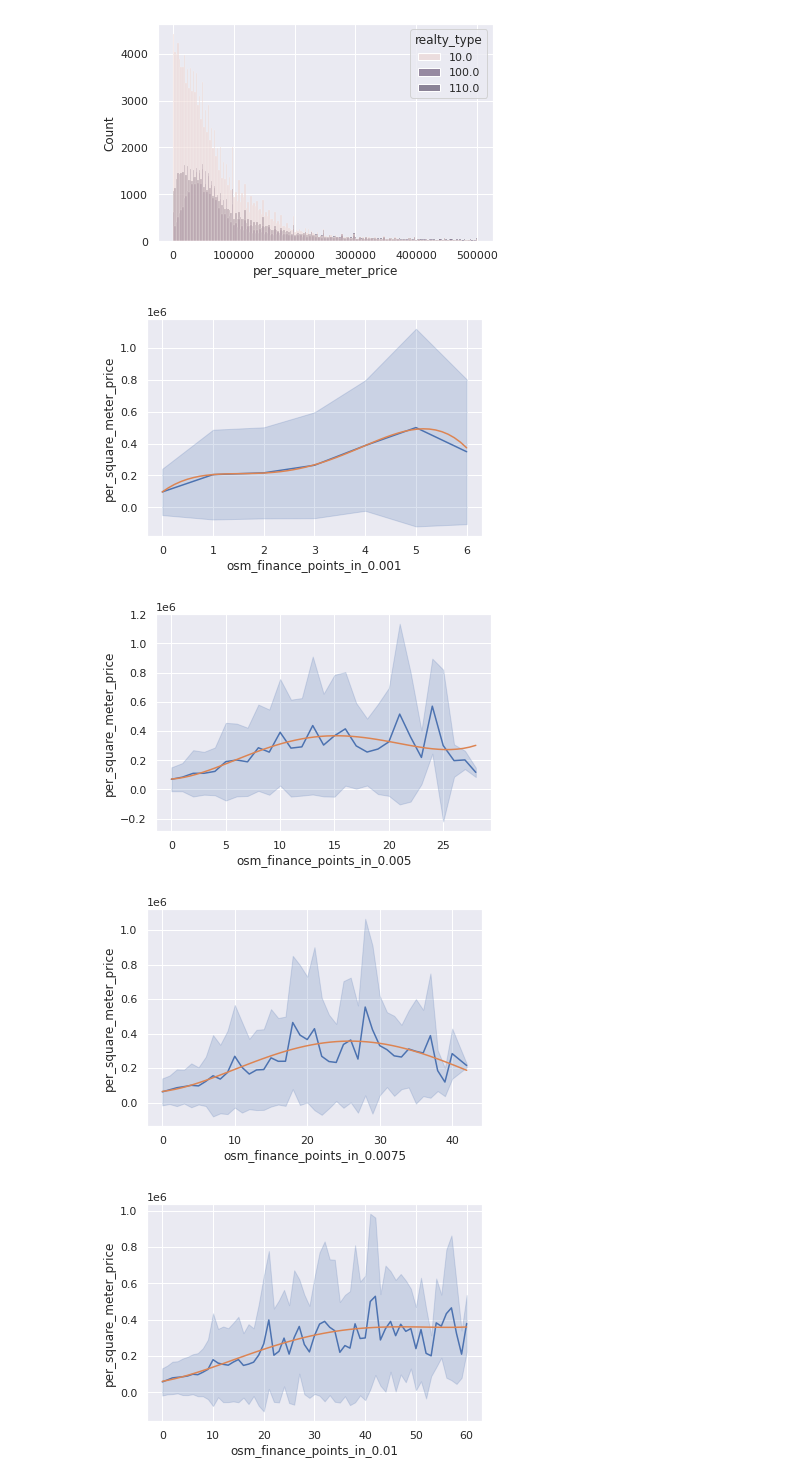
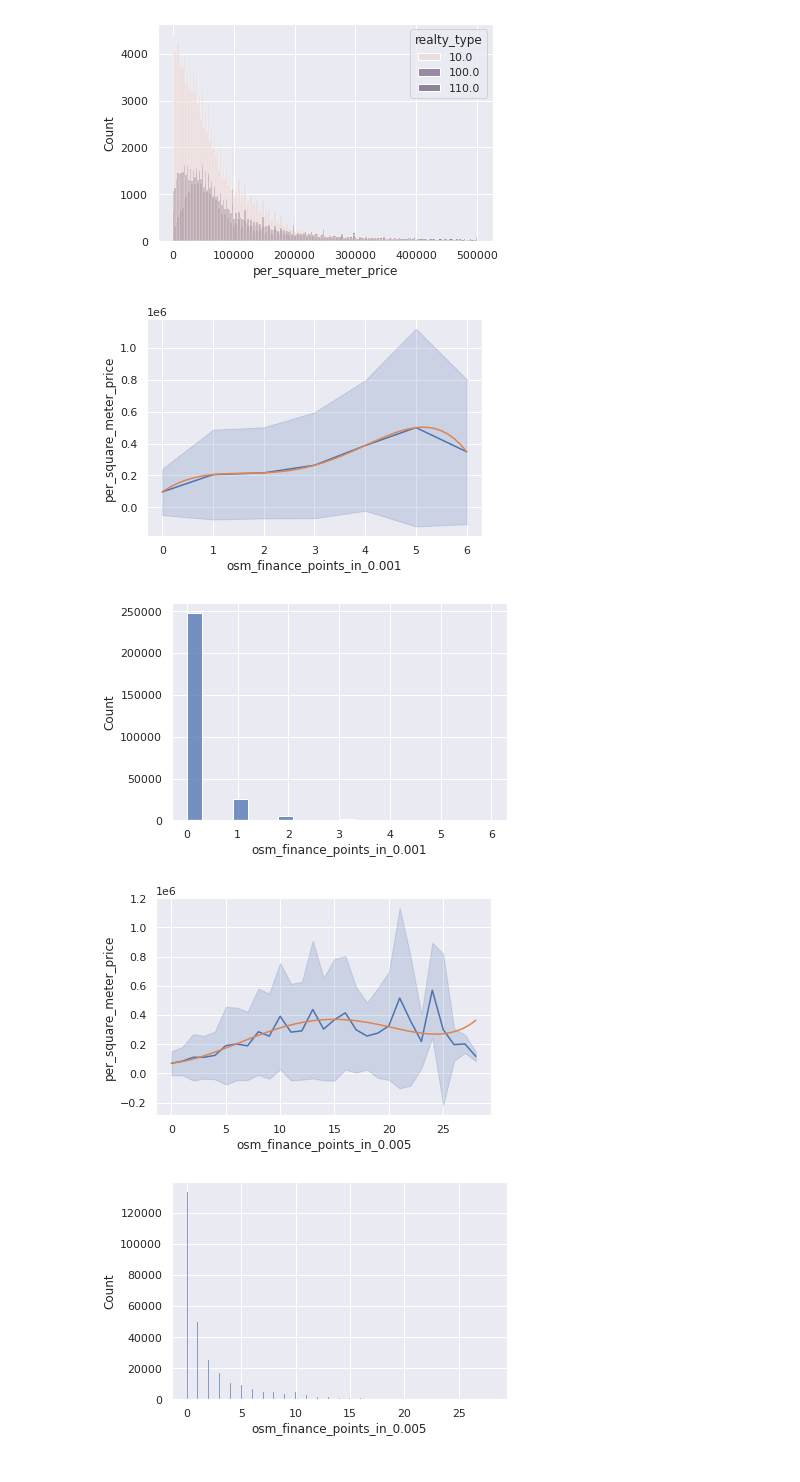
Before and after one commit to kirvlasenkov/raif, a Jupyter notebook: EDA.ipynb, the cells around one changed output. Saved outputs shown, nothing was run; the diff lists cells and outputs as text; code cells hidden in the pictures.

```diff
--- a/EDA.ipynb
+++ b/EDA.ipynb
@@ -21,18 +19,28 @@ train_df['price_type'].unique()
 # %%
-feats = ['osm_finance_points_in_0.001',
-         'osm_finance_points_in_0.005',
-         'osm_finance_points_in_0.0075',
-         'osm_finance_points_in_0.01']
-df = train_df[[target] + feats].astype(float)
+# feats = ['osm_finance_points_in_0.001',
+#          'osm_finance_points_in_0.005',
+#          'osm_finance_points_in_0.0075',
+#          'osm_finance_points_in_0.01']
 
-for i in range(4):
-    sns.lineplot(x=feats[i], y=target, data=df, ci='sd')
-    poly = np.polyfit(df[feats[i]], df[target], 4)
-    x = np.linspace(df[feats[i]].min(), df[feats[i]].max())
-    plt.plot(x, np.polyval(poly, x))
-    plt.show()
+def poly_approx_plots(feat, res):
+    feats = [feat+r for r in res]
+    df = train_df[[target] + feats].astype(float)
+#     df_l = df.copy()
+#     df_l[target] = np.log1p(df_l[target])*1e6/np.log(1e6)
+
+    for i in range(len(res)):
+        sns.lineplot(x=feats[i], y=target, data=df, ci='sd')
+#         sns.lineplot(x=feats[i], y=target, data=df_l, ci='sd')
+        poly = np.polyfit(df[feats[i]], df[target], 5)
+        x = np.linspace(df[feats[i]].min(), df[feats[i]].max())
+        plt.plot(x, np.polyval(poly, x))
+        plt.show()
+        sns.histplot(df, x=feats[i])
+        plt.show()
-# %% [output]
-[figure, removed]
-[figure, removed]
-[figure, removed]
-[figure, removed]
+# %%
+poly_approx_plots('osm_finance_points_in_', ['0.001', '0.005', '0.0075', '0.01'])
+# %% [output]
+[figure, added]
+[figure, added]
+[figure, added]
+[figure, added]
```
Also changed, not shown: parts of 8 cells of this notebook, 3 other files.
